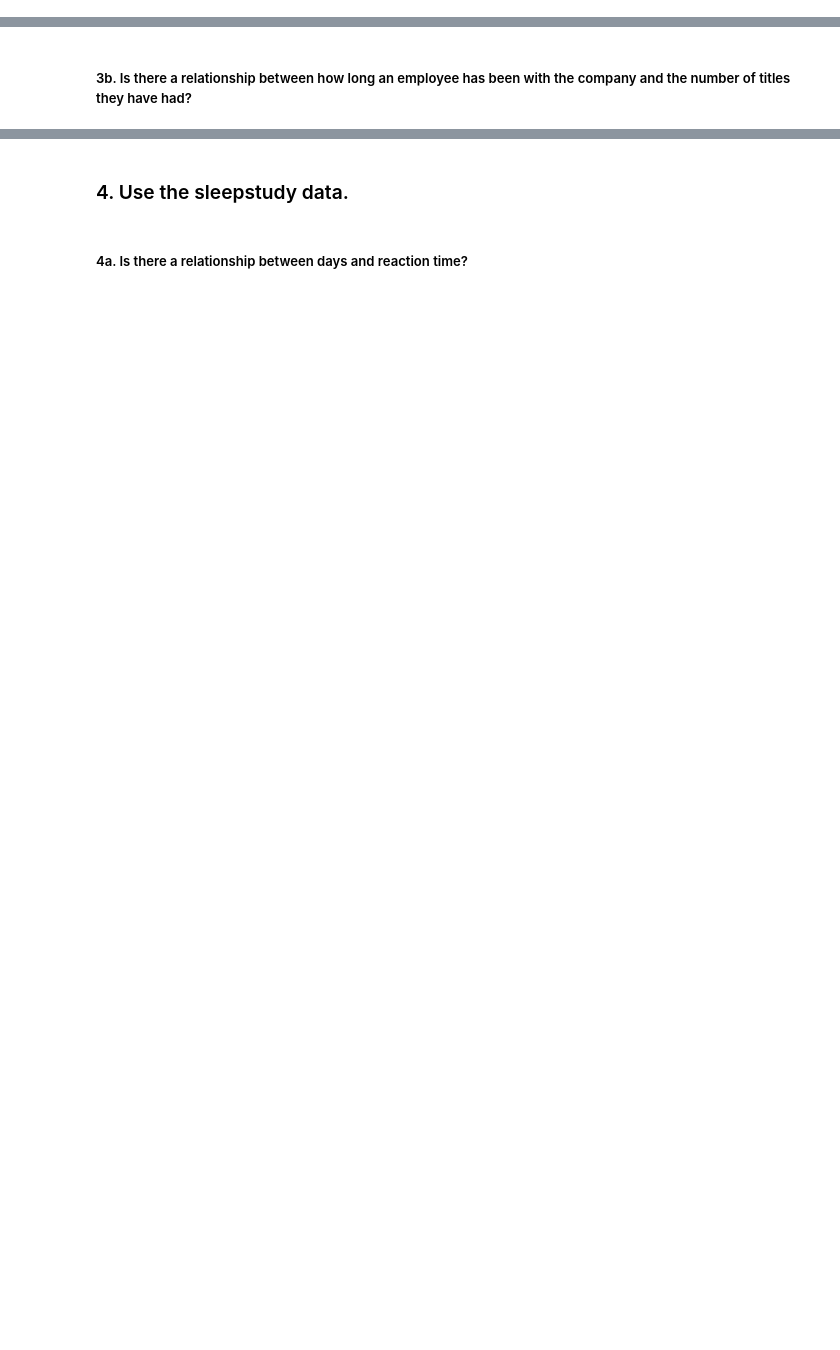
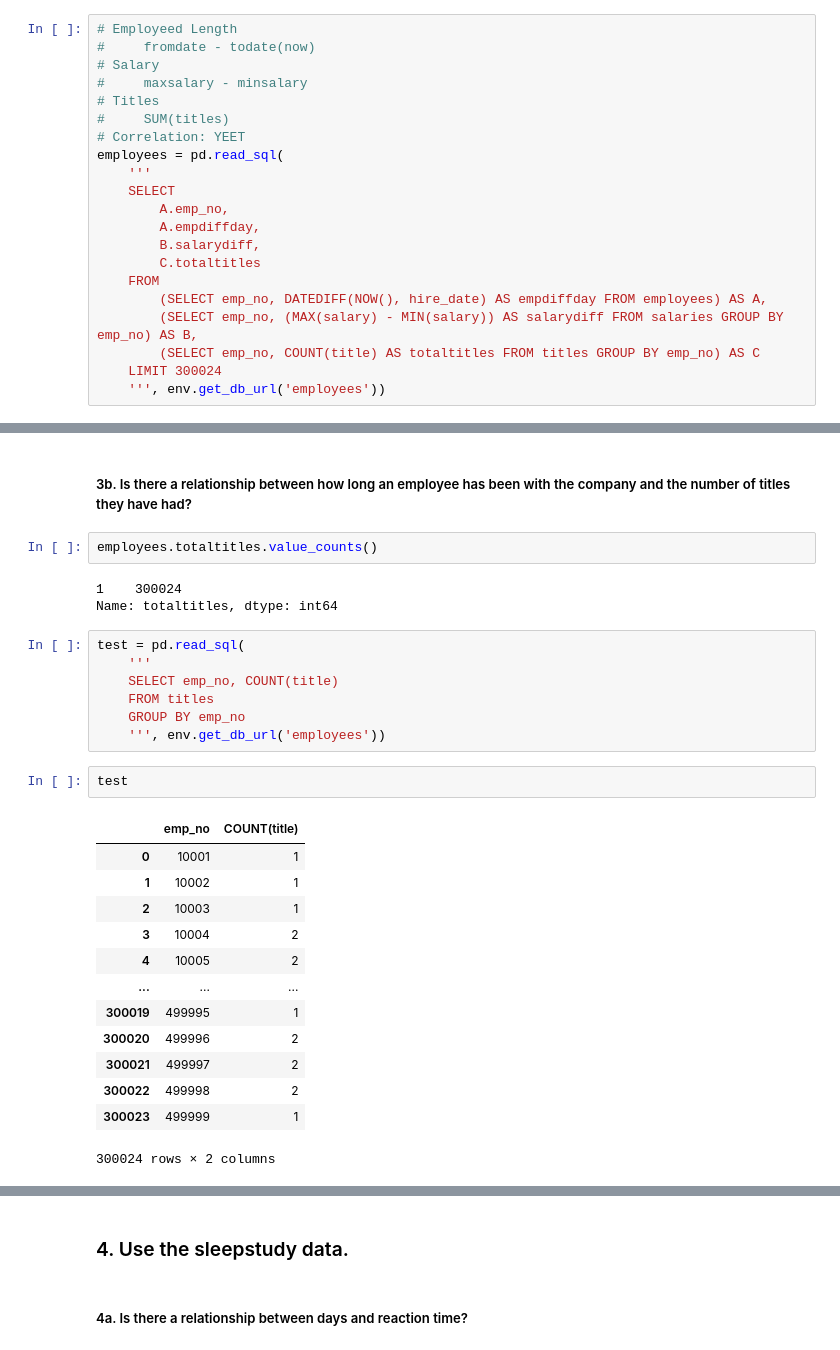
Before and after one commit to Jared-Wood135/statistics-exercises, a Jupyter notebook: hypothesis_testing.ipynb, the cells around one changed output, grey strips where cells are left out. Cells and saved outputs as stored; diff of their text form; blank space fills up the shorter version.

```diff
--- a/hypothesis_testing.ipynb
+++ b/hypothesis_testing.ipynb
@@ -279,3 +349,24 @@ Exception: Not valid dataset name and no similar found! Try: data() to see avail
 ### 3. Use the employees database.
 # %% [markdown]
 ##### 3a. Is there a relationship between how long an employee has been with the company and their salary?
+# %%
+# Employeed Length
+#     fromdate - todate(now)
+# Salary
+#     maxsalary - minsalary
+# Titles
+#     SUM(titles)
+# Correlation: YEET
+employees = pd.read_sql(
+    '''
+    SELECT
+        A.emp_no,
+        A.empdiffday,
+        B.salarydiff,
+        C.totaltitles
+    FROM
+        (SELECT emp_no, DATEDIFF(NOW(), hire_date) AS empdiffday FROM employees) AS A,
+        (SELECT emp_no, (MAX(salary) - MIN(salary)) AS salarydiff FROM salaries GROUP BY emp_no) AS B,
+        (SELECT emp_no, COUNT(title) AS totaltitles FROM titles GROUP BY emp_no) AS C
+    LIMIT 300024
+    ''', env.get_db_url('employees'))
@@ -282,2 +390,30 @@ Exception: Not valid dataset name and no similar found! Try: data() to see avail
 # %% [markdown]
 ##### 3b. Is there a relationship between how long an employee has been with the company and the number of titles they have had?
+# %%
+employees.totaltitles.value_counts()
+# %% [output]
+1    300024
+Name: totaltitles, dtype: int64
+# %%
+test = pd.read_sql(
+    '''
+    SELECT emp_no, COUNT(title)
+    FROM titles
+    GROUP BY emp_no
+    ''', env.get_db_url('employees'))
+# %%
+test
+# %% [output]
+|  | emp_no | COUNT(title) |
+| 0 | 10001 | 1 |
+| 1 | 10002 | 1 |
+| 2 | 10003 | 1 |
+| 3 | 10004 | 2 |
+| 4 | 10005 | 2 |
+| ... | ... | ... |
+| 300019 | 499995 | 1 |
+| 300020 | 499996 | 2 |
+| 300021 | 499997 | 2 |
+| 300022 | 499998 | 2 |
+| 300023 | 499999 | 1 |
+300024 rows × 2 columns
```
Also changed, not shown: parts of 72 cells of this notebook, 1 other file.
